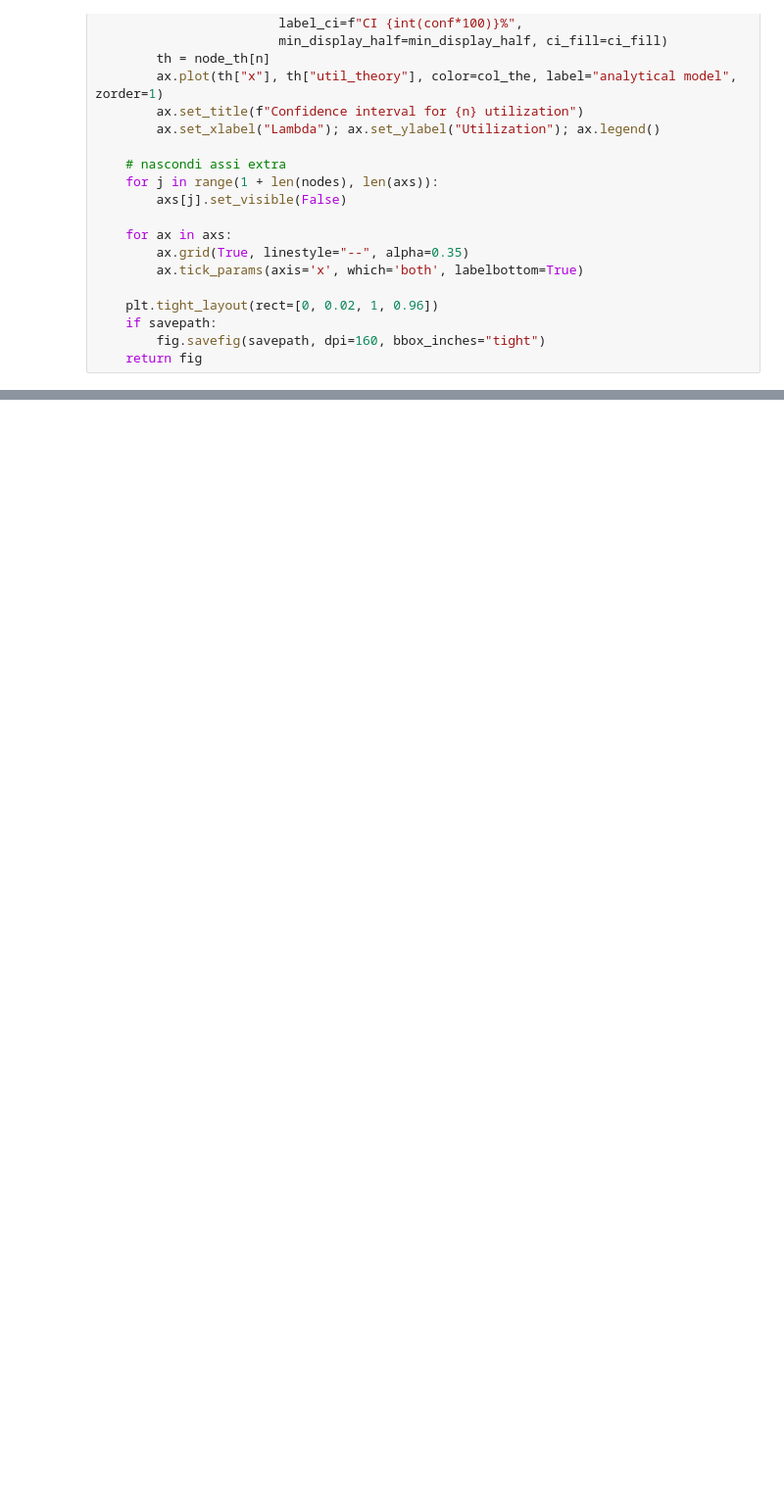
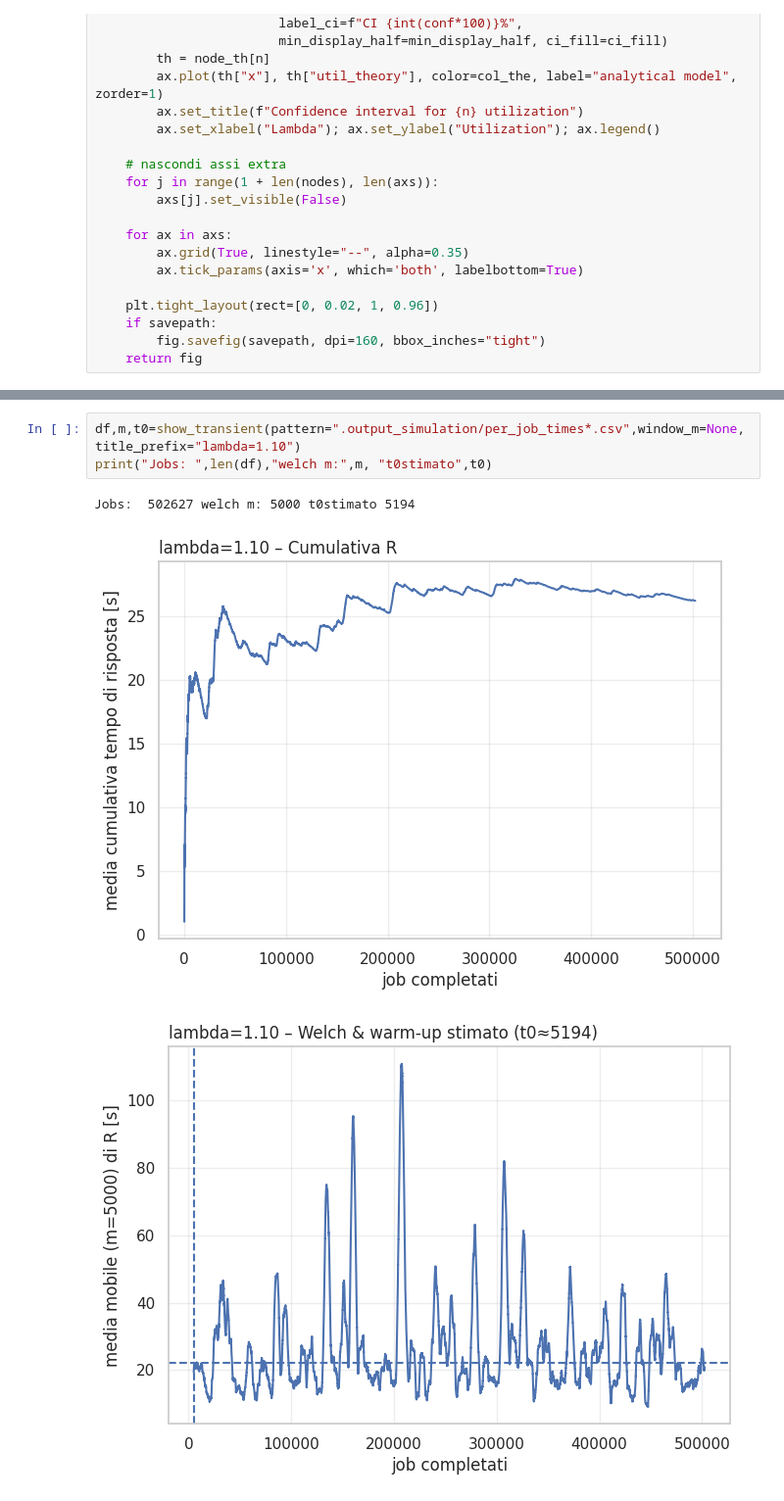
Before and after one commit to Dissan97/PMCNS-PROJECT, a Jupyter notebook: Project.ipynb, the cells around one changed output, grey strips where cells are left out. Shown at 98% size. Cells and saved outputs as stored; diff of their text form; blank space fills up the shorter version.

```diff
--- a/Project.ipynb
+++ b/Project.ipynb
@@ -2333,0 +2781,7 @@ plot_utilization_banded(
+# %%
+df,m,t0=show_transient(pattern=".output_simulation/per_job_times*.csv",window_m=None,title_prefix="lambda=1.10")
+print("Jobs: ",len(df),"welch m:",m, "t0stimato",t0)
+# %% [output]
+Jobs:  502627 welch m: 5000 t0stimato 5194
+[figure, added]
+[figure, added]
```
Also changed, not shown: parts of 19 cells of this notebook.
